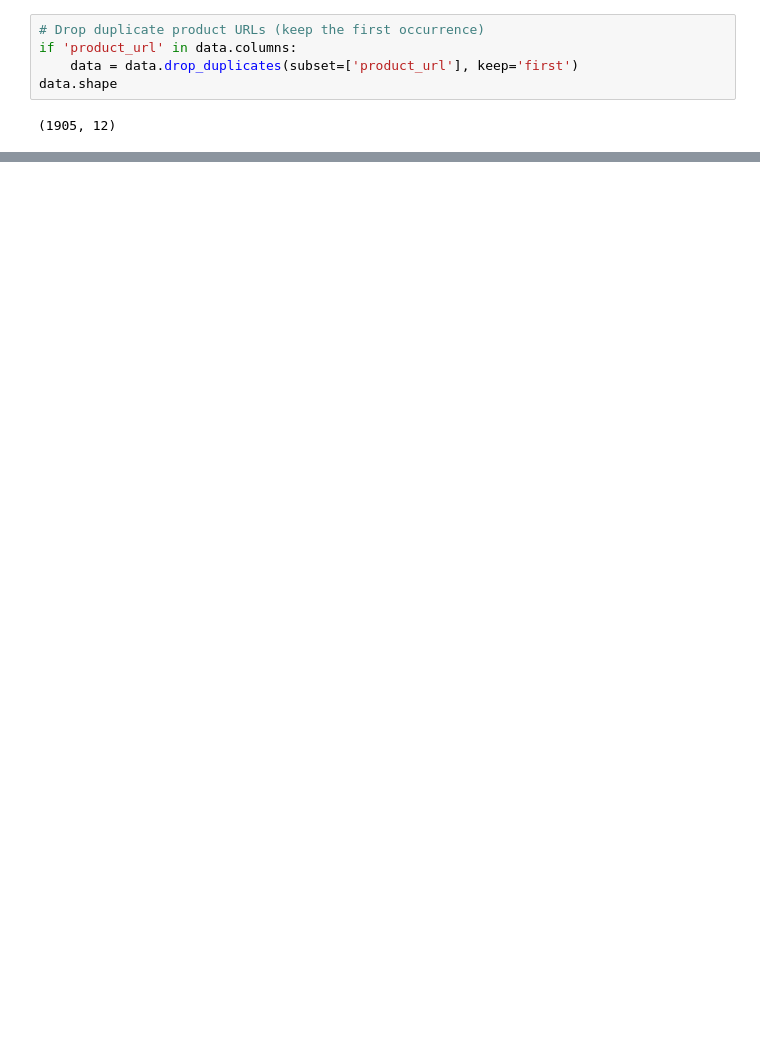
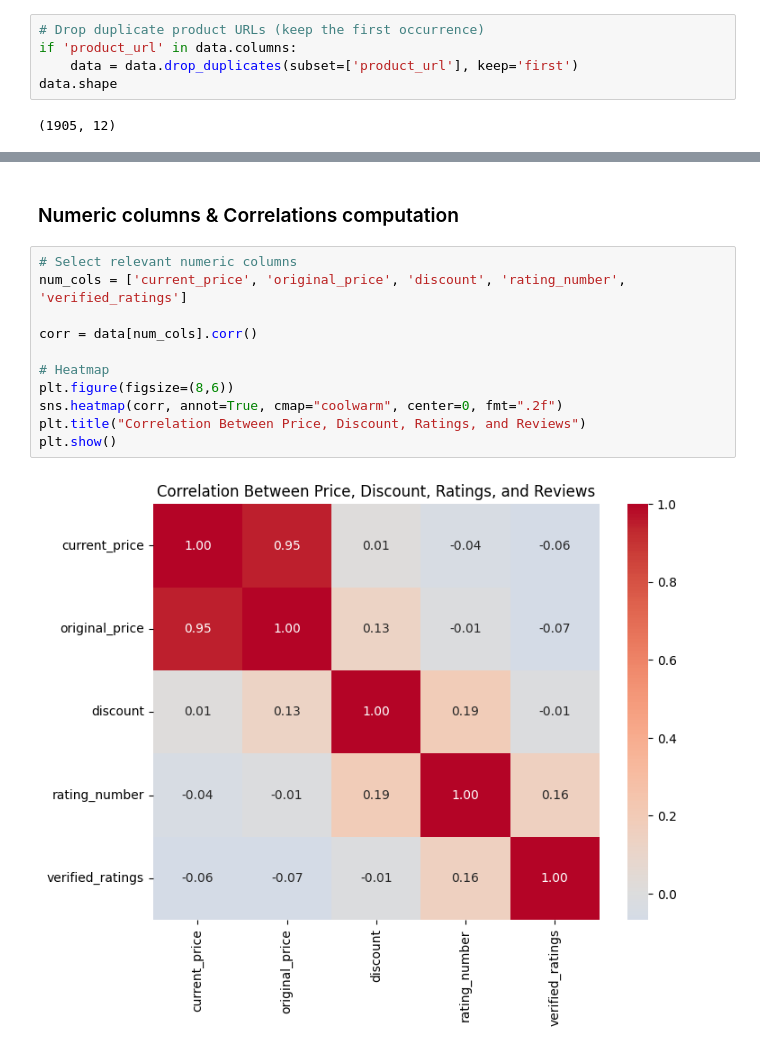
Before and after one commit to RWKarimi/E-commerce-pricing-tool, a Jupyter notebook: E_commerce_project.ipynb, the cells around one changed output, grey strips where cells are left out. Cells and saved outputs as stored; diff of their text form; blank space fills up the shorter version.

Commit message:
Restore E_commerce_project.ipynb from stash
we finalized data cleaning and did data analysis

```diff
--- a/E_commerce_project.ipynb
+++ b/E_commerce_project.ipynb
@@ -238,0 +325,15 @@ data.head()
+# %% [markdown]
+### Numeric columns & Correlations computation
+# %%
+# Select relevant numeric columns
+num_cols = ['current_price', 'original_price', 'discount', 'rating_number', 'verified_ratings']
+
+corr = data[num_cols].corr()
+
+# Heatmap
+plt.figure(figsize=(8,6))
+sns.heatmap(corr, annot=True, cmap="coolwarm", center=0, fmt=".2f")
+plt.title("Correlation Between Price, Discount, Ratings, and Reviews")
+plt.show()
+# %% [output]
+[figure, added]
```
Also changed, not shown: parts of 18 cells of this notebook.
